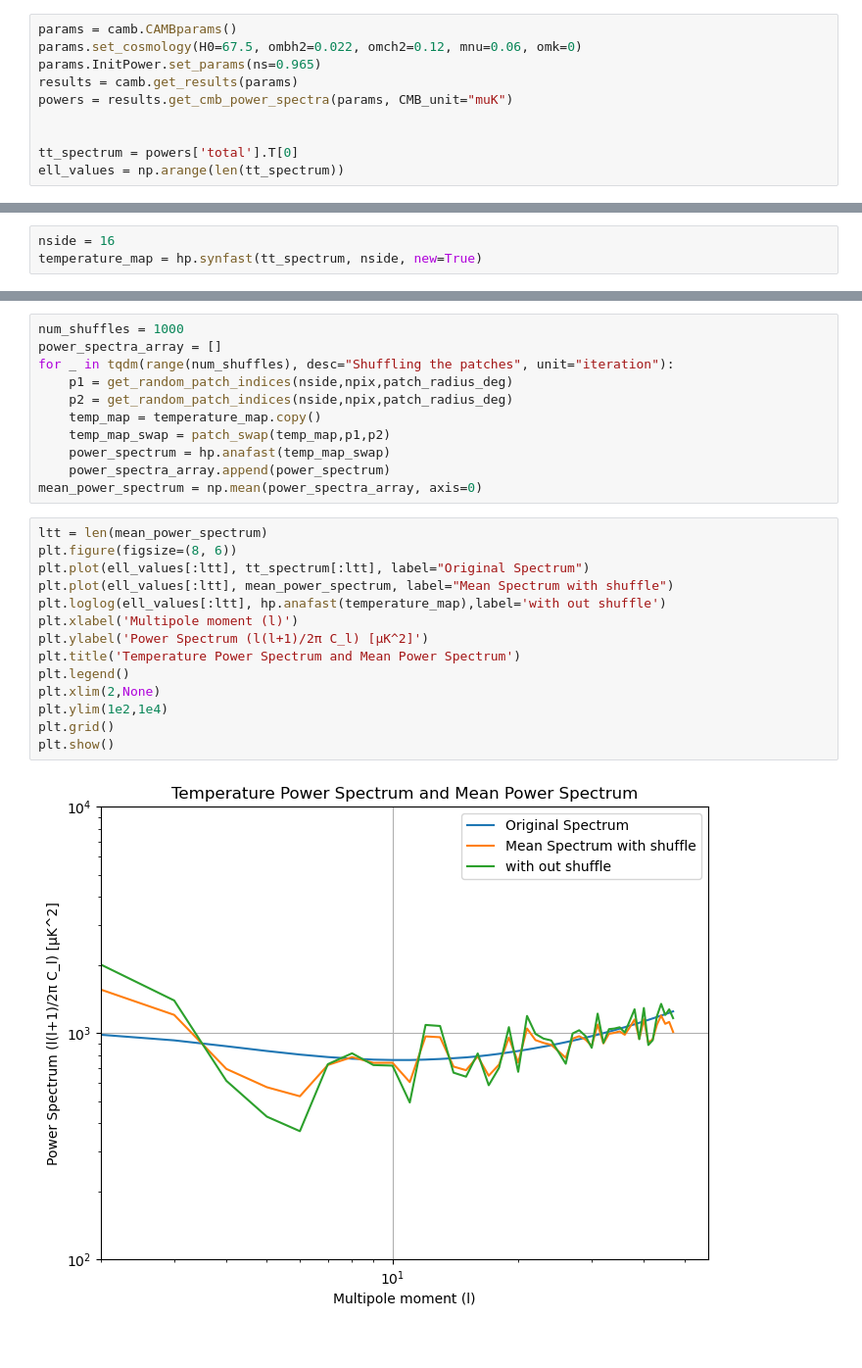
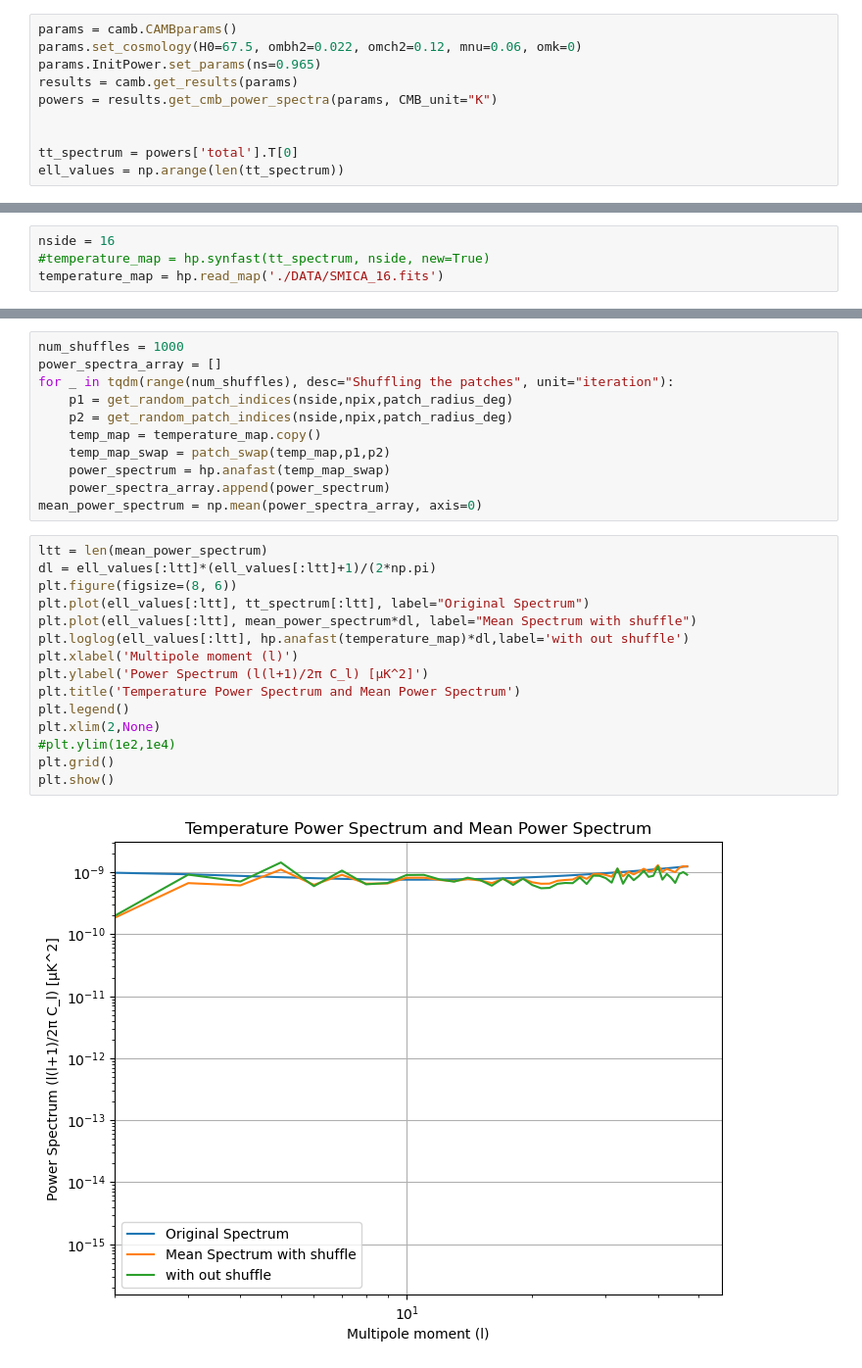
Before and after one commit to antolonappan/CMBxSN, a Jupyter notebook: case2.ipynb, the cells around one changed output, grey strips where cells are left out. Shown at 98% size. Cells and saved outputs as stored; diff of their text form.

```diff
--- a/case2.ipynb
+++ b/case2.ipynb
@@ -10,7 +10,7 @@ params = camb.CAMBparams()
 params.set_cosmology(H0=67.5, ombh2=0.022, omch2=0.12, mnu=0.06, omk=0)
 params.InitPower.set_params(ns=0.965)
 results = camb.get_results(params)
-powers = results.get_cmb_power_spectra(params, CMB_unit="muK")
+powers = results.get_cmb_power_spectra(params, CMB_unit="K")
 
 
 tt_spectrum = powers['total'].T[0]
@@ -22,7 +22,8 @@ plt.loglog(ell_values,tt_spectrum)
 [figure]
 # %%
 nside = 16
-temperature_map = hp.synfast(tt_spectrum, nside, new=True)
+#temperature_map = hp.synfast(tt_spectrum, nside, new=True)
+temperature_map = hp.read_map('./DATA/SMICA_16.fits')
 # %%
 hp.mollview(temperature_map)
 # %% [output]
@@ -85,17 +85,18 @@ for _ in tqdm(range(num_shuffles), desc="Shuffling the patches", unit="iteration
 mean_power_spectrum = np.mean(power_spectra_array, axis=0)
 # %%
 ltt = len(mean_power_spectrum)
+dl = ell_values[:ltt]*(ell_values[:ltt]+1)/(2*np.pi)
 plt.figure(figsize=(8, 6))
 plt.plot(ell_values[:ltt], tt_spectrum[:ltt], label="Original Spectrum")
-plt.plot(ell_values[:ltt], mean_power_spectrum, label="Mean Spectrum with shuffle")
-plt.loglog(ell_values[:ltt], hp.anafast(temperature_map),label='with out shuffle')
+plt.plot(ell_values[:ltt], mean_power_spectrum*dl, label="Mean Spectrum with shuffle")
+plt.loglog(ell_values[:ltt], hp.anafast(temperature_map)*dl,label='with out shuffle')
 plt.xlabel('Multipole moment (l)')
 plt.ylabel('Power Spectrum (l(l+1)/2π C_l) [μK^2]')
 plt.title('Temperature Power Spectrum and Mean Power Spectrum')
 plt.legend()
 plt.xlim(2,None)
-plt.ylim(1e2,1e4)
+#plt.ylim(1e2,1e4)
 plt.grid()
 plt.show()
 # %% [output]
-[figure, old version]
+[figure, new version]
```
Also changed, not shown: parts of 2 cells of this notebook, 2 other files.
